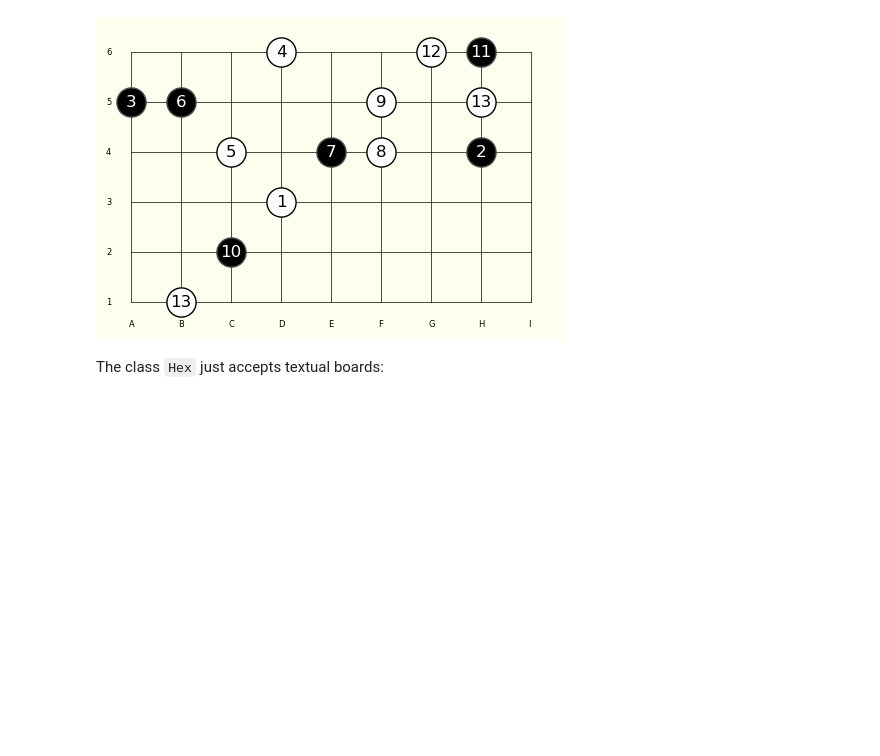
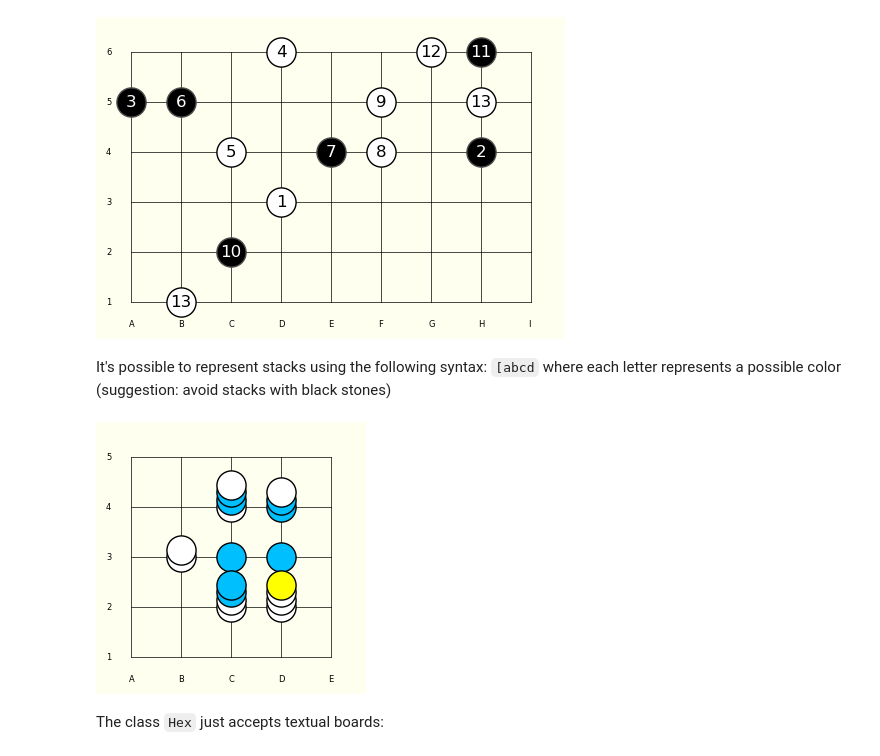
Before and after one commit to jpneto/draw_game_boards, a Jupyter notebook: code/Tutorial.ipynb, the cells around one changed output. Drawn from its saved outputs; the diff is of its cells as text; code cells hidden in the pictures; blank space fills up the shorter version.

```diff
--- a/code/Tutorial.ipynb
+++ b/code/Tutorial.ipynb
@@ -89,6 +89,20 @@ Sq(match, size=(6,9), players='ox');
 Sq(match, size=(6,9), players='oxxo');
 # %% [output]
 [figure]
+# %% [markdown]
+It's possible to represent stacks using the following syntax: `[abcd` where each letter represents a possible color (suggestion: avoid stacks with black stones)
+# %%
+stacks = """
+.   .   .     .     .
+.   .   [ollo [llo  .
+.   [oo [l    l     .
+.   .   [ooll [oooy .
+.   .   .     .     .
+"""
+
+Sq(stacks);
+# %% [output]
+[figure, added]
 # %% [markdown]
 The class `Hex` just accepts textual boards:
 # %%
```
Also changed, not shown: parts of 20 cells of this notebook, 42 other files.
